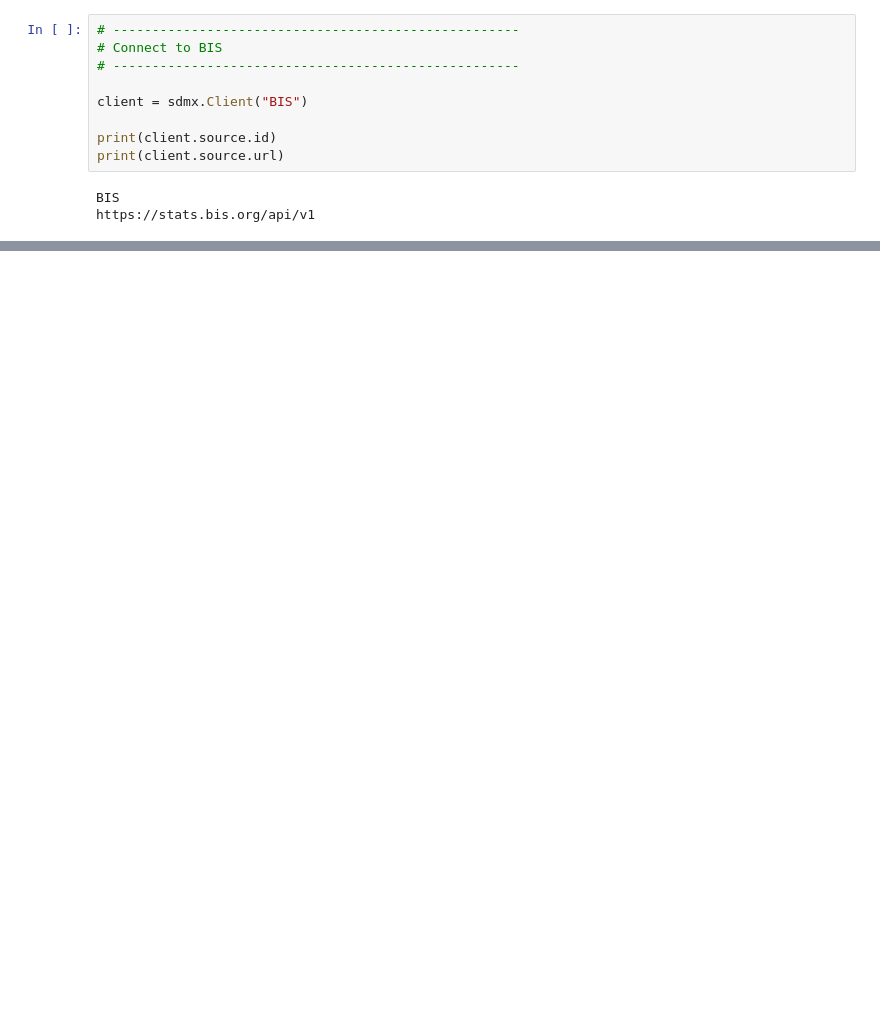
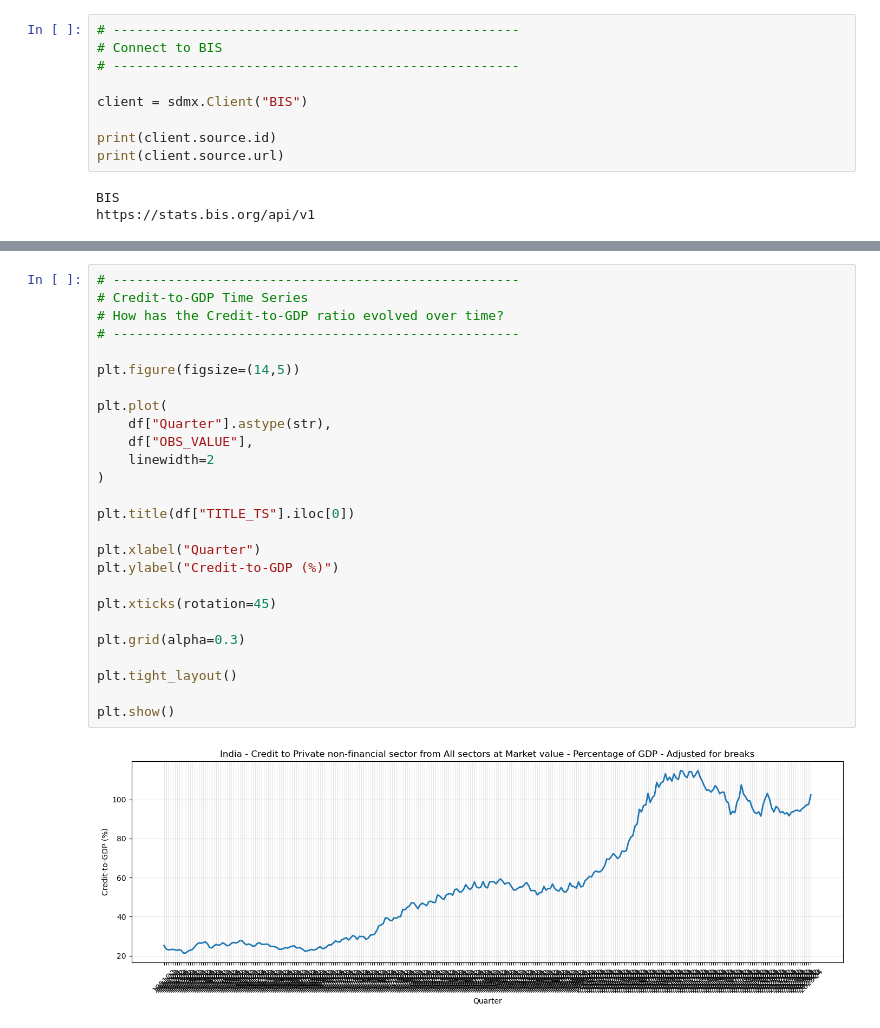
Before and after one commit to suprakashmukherjee/SDMX-Discovery, a Jupyter notebook: notebooks/D7_SDMX_Time_Series_Analysis.ipynb, the cells around one changed output, grey strips where cells are left out. Cells and saved outputs as stored; diff of their text form; blank space fills up the shorter version.

```diff
--- a/notebooks/D7_SDMX_Time_Series_Analysis.ipynb
+++ b/notebooks/D7_SDMX_Time_Series_Analysis.ipynb
@@ -107,0 +187,28 @@ https://stats.bis.org/api/v1
+# %%
+# ----------------------------------------------------
+# Credit-to-GDP Time Series
+# How has the Credit-to-GDP ratio evolved over time?
+# ----------------------------------------------------
+
+plt.figure(figsize=(14,5))
+
+plt.plot(
+    df["Quarter"].astype(str),
+    df["OBS_VALUE"],
+    linewidth=2
+)
+
+plt.title(df["TITLE_TS"].iloc[0])
+
+plt.xlabel("Quarter")
+plt.ylabel("Credit-to-GDP (%)")
+
+plt.xticks(rotation=45)
+
+plt.grid(alpha=0.3)
+
+plt.tight_layout()
+
+plt.show()
+# %% [output]
+[figure, added]
```
Also changed, not shown: parts of 5 cells of this notebook.
